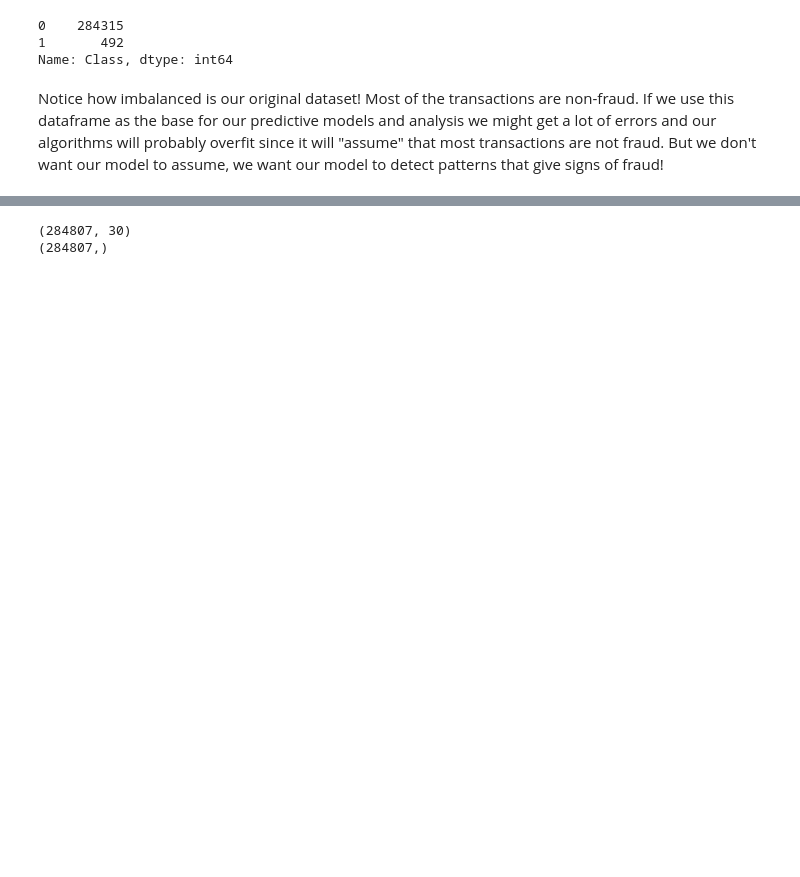
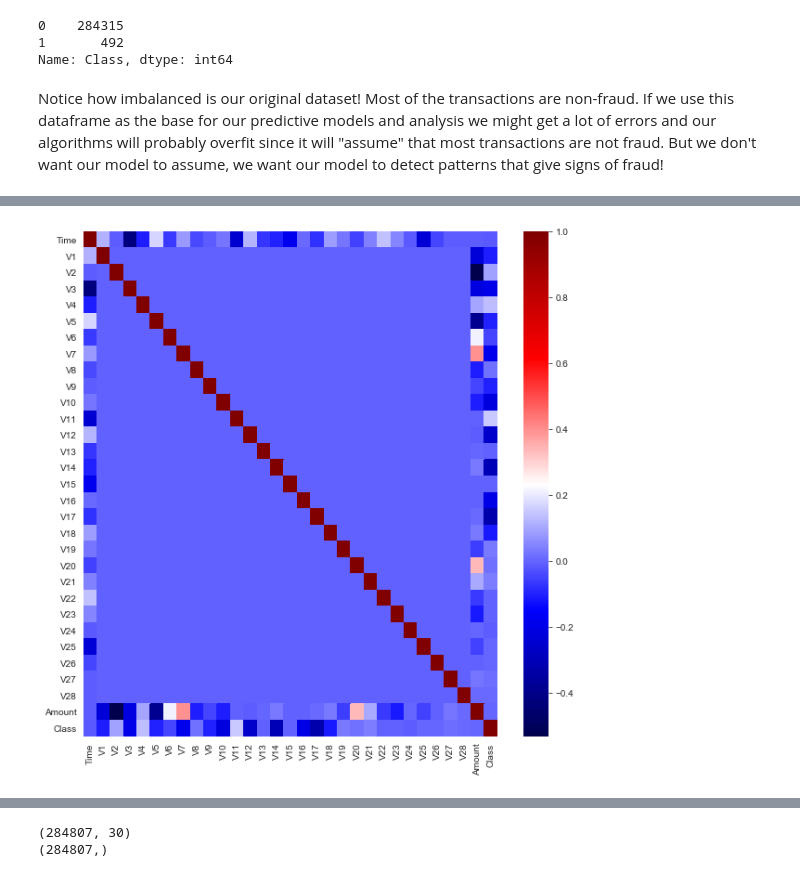
Before and after one commit to fares-ds/Credit-Card-Fraud-Detection, a Jupyter notebook: Credit_card_fraud_detection.ipynb, the cells around one changed output, grey strips where cells are left out. Saved outputs shown, nothing was run; the diff lists cells and outputs as text; code cells hidden in the pictures; blank space fills up the shorter version.

```diff
--- a/Credit_card_fraud_detection.ipynb
+++ b/Credit_card_fraud_detection.ipynb
@@ -256,0 +195,8 @@ weighted avg       1.00      1.00      1.00     56962
+# %%
+# heatmap to find any high correlations
+
+plt.figure(figsize=(10,10))
+sns.heatmap(data=data.corr(), cmap="seismic")
+plt.show();
+# %% [output]
+[figure, added]
```
Also changed, not shown: parts of 86 cells of this notebook.
